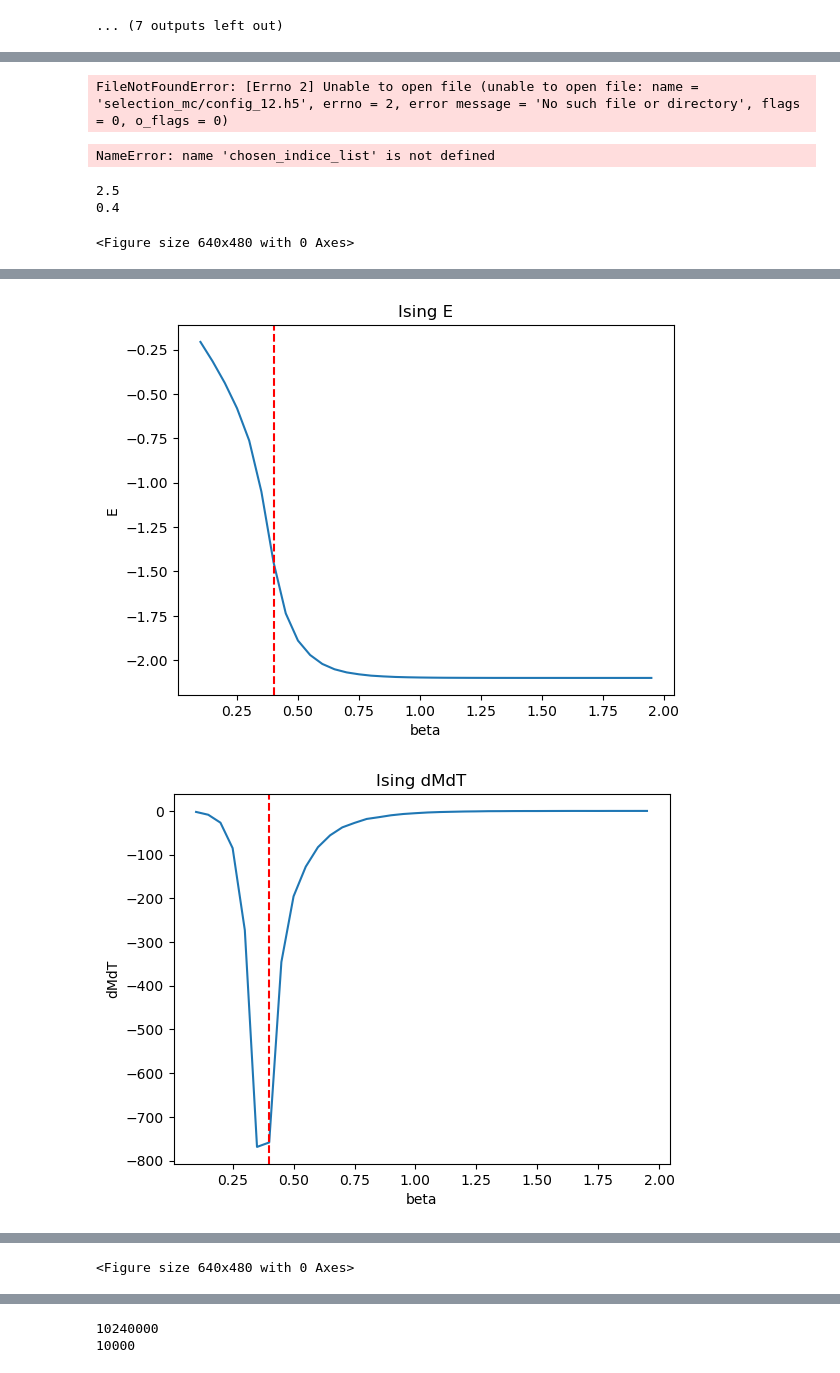
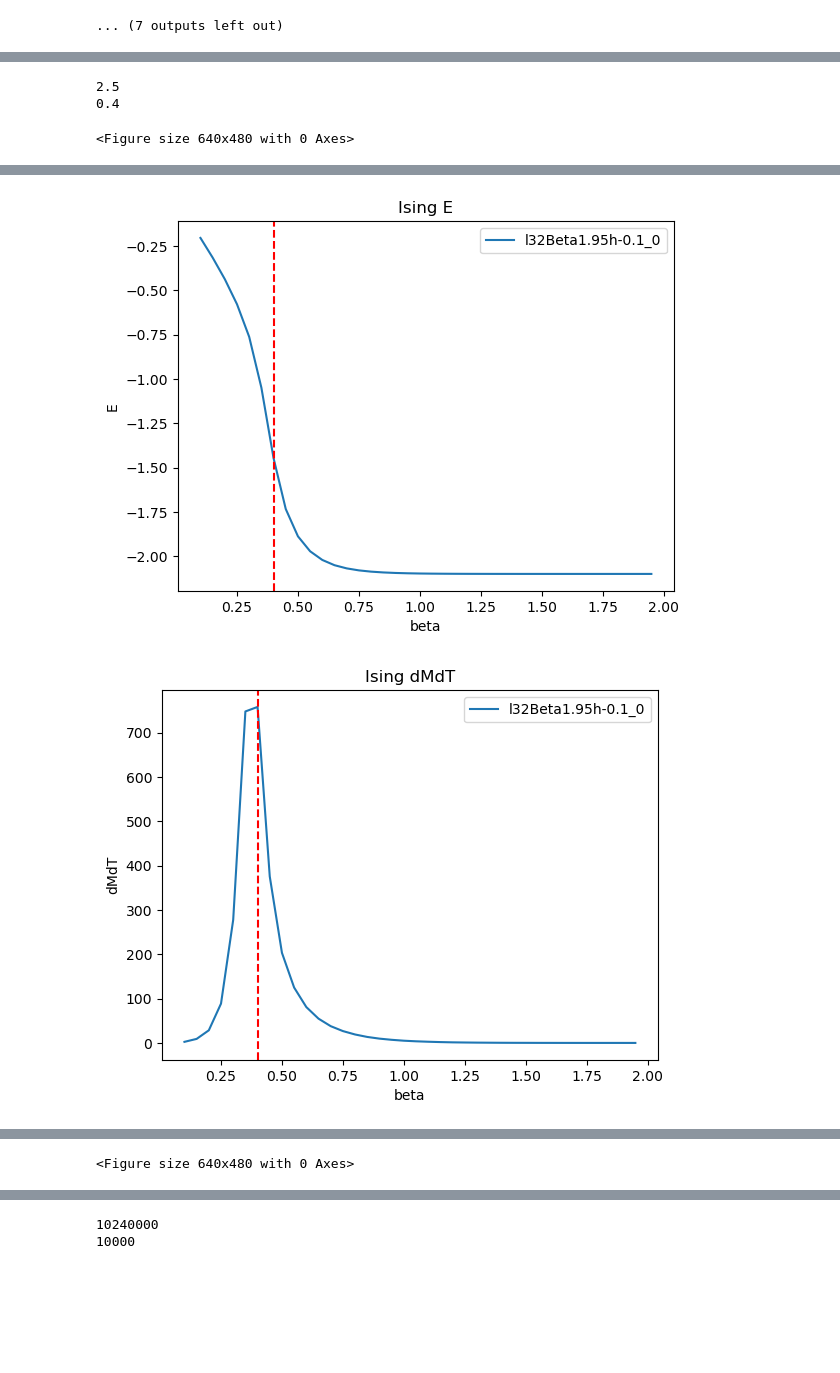
Before and after one commit to chnchg/sglass, a Jupyter notebook: src/Distance_correlation.ipynb, the cells around one changed output, grey strips where cells are left out. Cells and saved outputs as stored; diff of their text form; code cells hidden in the pictures; blank space fills up the shorter version.

```diff
--- a/src/Distance_correlation.ipynb
+++ b/src/Distance_correlation.ipynb
@@ -143,20 +135,0 @@ plt.figure()
-# %%
-# config_list=[]
-filename='selection_mc/config_12.h5'
-with h5py.File(filename, "r") as f:
-    print("Keys: %s" % f.keys())
-    tmp=list(f['config'][:])
-    # print(list(f['config']))
-    # print(len(list(f['c2'][:])))
-with h5py.File('selection_mc/selection_mc_12.h5', "r") as f:
-    print("Keys: %s" % f.keys())
-    chosen_indice_list=list(f['chosen_indices'][:])
-    # print(list(f['config']))
-    # print(len(list(f['c2'][:])))
-# %% [output]
-FileNotFoundError: [Errno 2] Unable to open file (unable to open file: name = 'selection_mc/config_12.h5', errno = 2, error message = 'No such file or directory', flags = 0, o_flags = 0)
-# %%
-print(len(chosen_indice_list))
-print(chosen_indice_list)
-# %% [output]
-NameError: name 'chosen_indice_list' is not defined
@@ -179,10 +147,10 @@ MElist=[]
 New_Mlist=[]
 cv=[]
 dMdT=[]
-h=0.1
+field=-0.1
 filenumber=0
 for beta in betas:
-    filename=f'selection_mc/config_l32Beta{beta:.03g}h{h:.04g}_{filenumber}.h5'
+    filename=f'selection_mc/config_l32Beta{beta:.03g}h{field:.04g}_{filenumber}.h5'
 
     # print(filename)
     with h5py.File(filename, "r") as f:
@@ -221,33 +189,37 @@ print(f'{betas[cv.index(max(cv))]:.03g}')
 # Plot magnetization
 
 
-plt.plot(betas,New_Mlist)
+plt.plot(betas,New_Mlist,label=f'l32Beta{beta:.03g}h{field:.04g}_{filenumber}')
 plt.xlabel('beta')
 plt.ylabel('M')
 plt.title('Ising M')
 plt.axvline(betas[cv.index(max(cv))],color = 'r',ls='--')
+plt.legend()
 plt.figure()
 # Plot energy
 
-plt.plot(betas,New_Elist)
+plt.plot(betas,New_Elist,label=f'l32Beta{beta:.03g}h{field:.04g}_{filenumber}')
 plt.xlabel('beta')
 plt.ylabel('E')
 plt.title('Ising E')
 plt.axvline(betas[cv.index(max(cv))],color = 'r',ls='--')
+plt.legend()
 plt.figure()
 # Plot dMdT
-plt.plot(betas,dMdT)
+plt.plot(betas,dMdT,label=f'l32Beta{beta:.03g}h{field:.04g}_{filenumber}')
 plt.xlabel('beta')
 plt.ylabel('dMdT')
 plt.title('Ising dMdT')
 plt.axvline(betas[cv.index(max(cv))],color = 'r',ls='--')
+plt.legend()
 plt.figure()
 
-plt.plot(betas,cv)
+plt.plot(betas,cv,label=f'l32Beta{beta:.03g}h{field:.04g}_{filenumber}')
 plt.xlabel('beta')
 plt.ylabel('cv')
 plt.title('Ising cv')
 plt.axvline(betas[cv.index(max(cv))],color = 'r',ls='--')
+plt.legend()
 plt.figure()
 
 # plt.plot(betas,New_E2list)
@@ -261,2 +233,2 @@ plt.figure()
-[figure, old version]
+[figure, new version]
-[figure, old version]
+[figure, new version]
```
Also changed, not shown: parts of 47 cells of this notebook, 4 other files.
